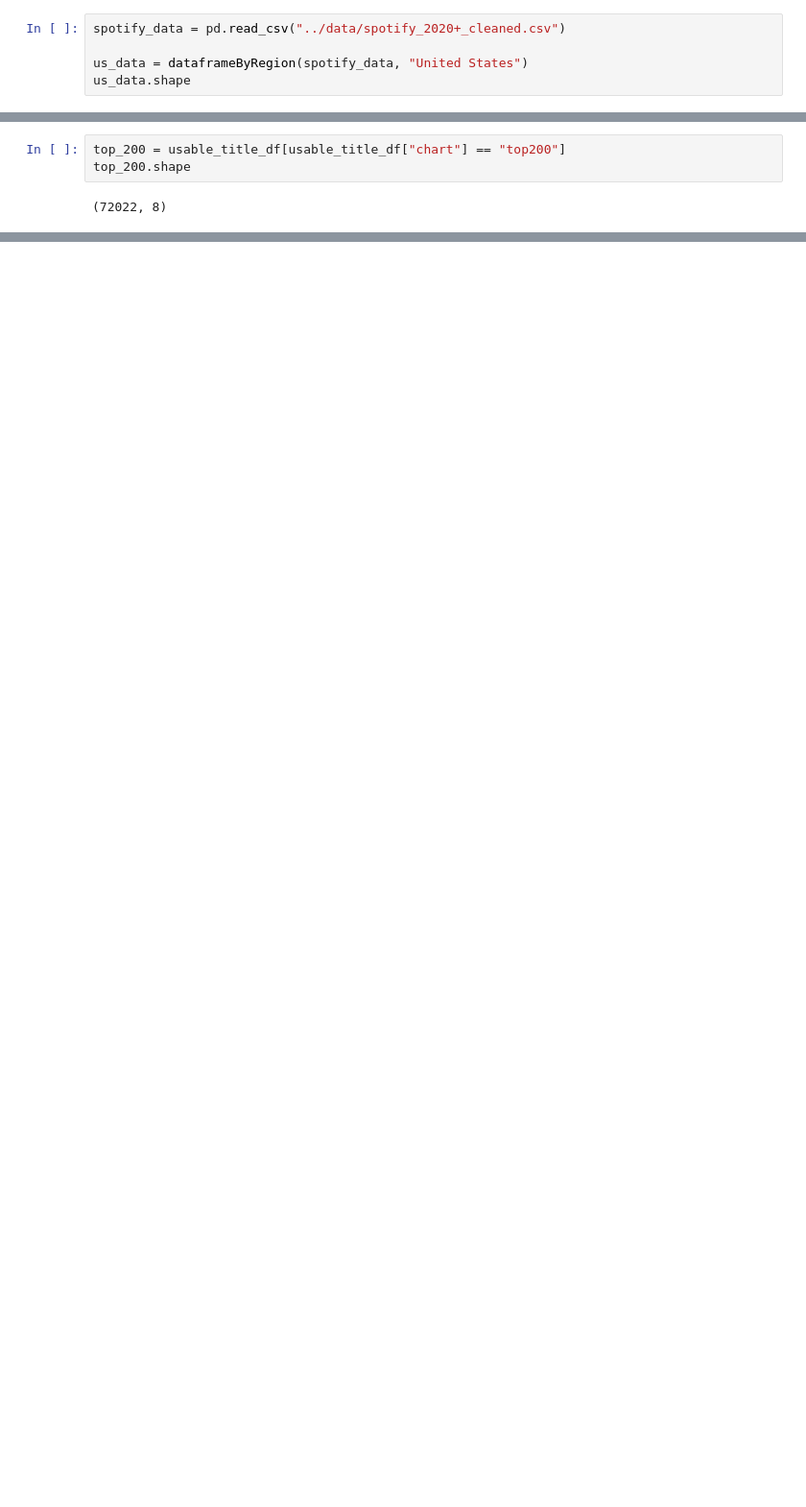
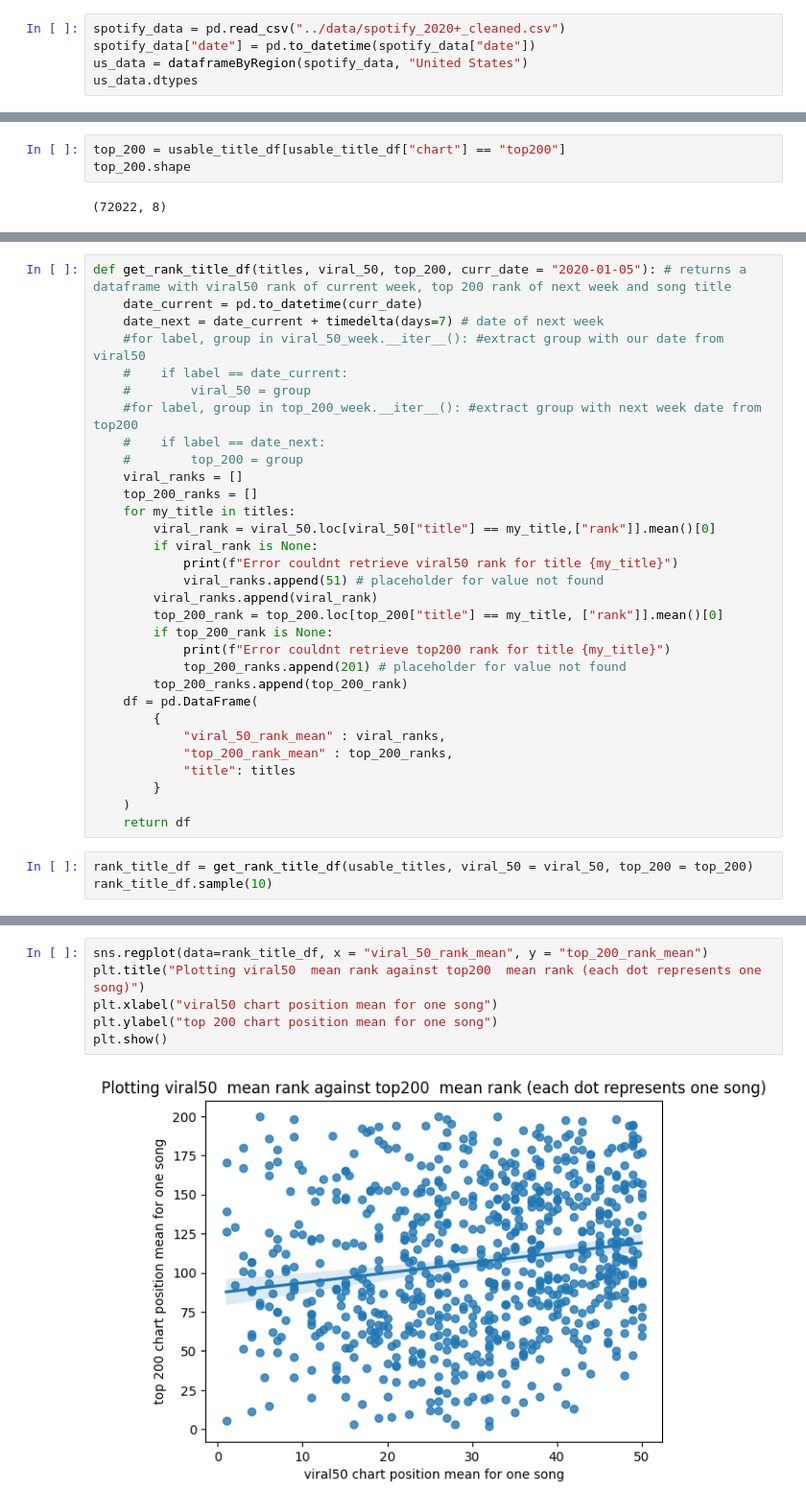
Before and after one commit to Falk358/data_science, a Jupyter notebook: project/02_exploratory_data_analysis.ipynb, the cells around one changed output, grey strips where cells are left out. Shown: that part at 96% size. Cells and saved outputs as stored; diff of their text form; blank space fills up the shorter version.

Commit message:
created a scatterplot and correlation between mean viral50 values and mean top200 values per song

```diff
--- a/project/02_exploratory_data_analysis.ipynb
+++ b/project/02_exploratory_data_analysis.ipynb
@@ -9,7 +11,7 @@ def dataframeByRegion(df, region):
     return df[df['region'] == region]
 # %%
 spotify_data = pd.read_csv("../data/spotify_2020+_cleaned.csv")
-
+spotify_data["date"] = pd.to_datetime(spotify_data["date"])
 us_data = dataframeByRegion(spotify_data, "United States")
-us_data.shape
+us_data.dtypes
 # %% [output]
@@ -100,0 +107,34 @@ top_200["date"]
+# %%
+def get_rank_title_df(titles, viral_50, top_200, curr_date = "2020-01-05"): # returns a dataframe with viral50 rank of current week, top 200 rank of next week and song title
+    date_current = pd.to_datetime(curr_date)
+    date_next = date_current + timedelta(days=7) # date of next week
+    #for label, group in viral_50_week.__iter__(): #extract group with our date from viral50
+    #    if label == date_current:
+    #        viral_50 = group
+    #for label, group in top_200_week.__iter__(): #extract group with next week date from top200
+    #    if label == date_next:
+    #        top_200 = group
+    viral_ranks = []
+    top_200_ranks = []
+    for my_title in titles:
+        viral_rank = viral_50.loc[viral_50["title"] == my_title,["rank"]].mean()[0]
+        if viral_rank is None:
+            print(f"Error couldnt retrieve viral50 rank for title {my_title}")
+            viral_ranks.append(51) # placeholder for value not found
+        viral_ranks.append(viral_rank)
+        top_200_rank = top_200.loc[top_200["title"] == my_title, ["rank"]].mean()[0]
+        if top_200_rank is None:
+            print(f"Error couldnt retrieve top200 rank for title {my_title}")
+            top_200_ranks.append(201) # placeholder for value not found
+        top_200_ranks.append(top_200_rank)
+    df = pd.DataFrame(
+        {
+            "viral_50_rank_mean" : viral_ranks,
+            "top_200_rank_mean" : top_200_ranks,
+            "title": titles
+        }
+    )
+    return df
+# %%
+rank_title_df = get_rank_title_df(usable_titles, viral_50 = viral_50, top_200 = top_200)
+rank_title_df.sample(10)
@@ -100,0 +153,8 @@ top_200["date"]
+# %%
+sns.regplot(data=rank_title_df, x = "viral_50_rank_mean", y = "top_200_rank_mean")
+plt.title("Plotting viral50  mean rank against top200  mean rank (each dot represents one song)")
+plt.xlabel("viral50 chart position mean for one song")
+plt.ylabel("top 200 chart position mean for one song")
+plt.show()
+# %% [output]
+[figure, added]
```
Also changed, not shown: parts of 13 cells of this notebook.
